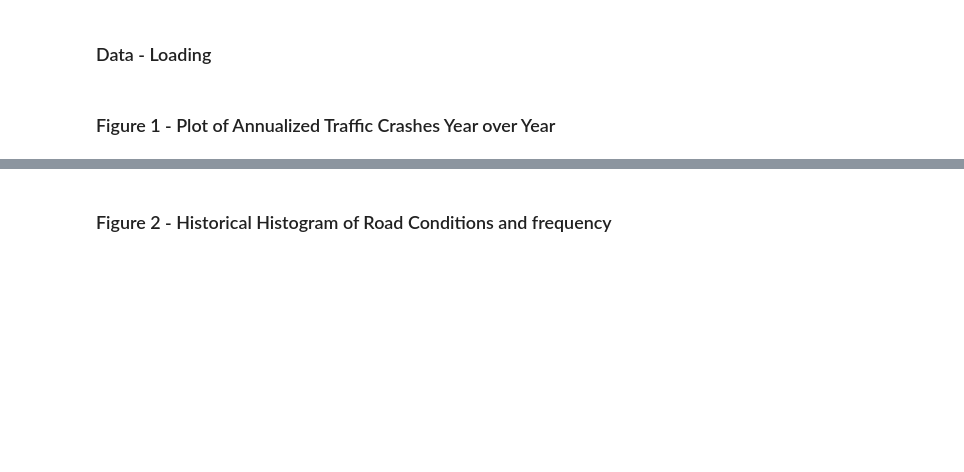
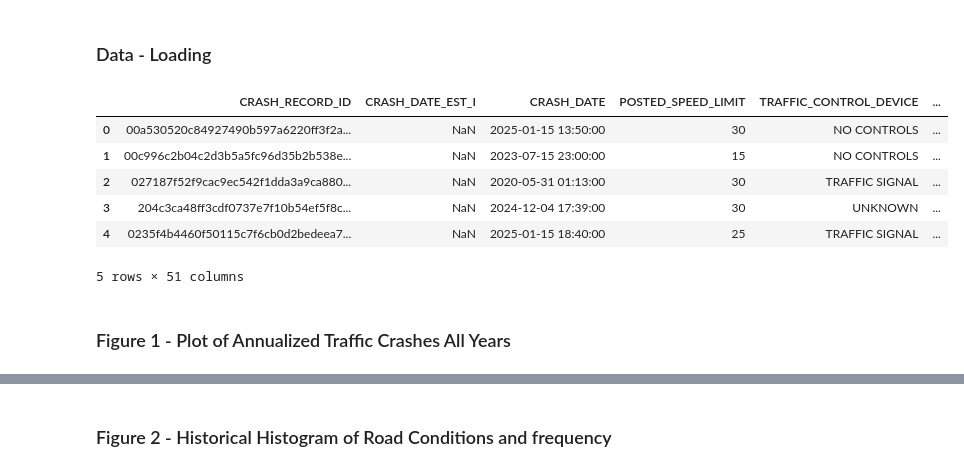
Before and after one commit to rmasud-michigan/siads_521_assignment_3, a Jupyter notebook: siads_521_assignment_3.ipynb, the cells around one changed output, grey strips where cells are left out. Saved outputs shown, nothing was run; the diff lists cells and outputs as text; code cells hidden in the pictures; blank space fills up the shorter version.

```diff
--- a/siads_521_assignment_3.ipynb
+++ b/siads_521_assignment_3.ipynb
@@ -29,4 +130,20 @@ Radif Masud
 # %% [markdown]
 ### Data - Loading
+# %%
+# load in he data into our local variable
+# we will pass that to our reusable plotting functions throughout the workbook
+# this dataset will have the etl from etl_crash_data applied to it
+df_chicago_data = get_chicago_crash_data()
+
+# let's take a peek at the data
+df_chicago_data.head(5)
+# %% [output]
+|  | CRASH_RECORD_ID | CRASH_DATE_EST_I | CRASH_DATE | POSTED_SPEED_LIMIT | TRAFFIC_CONTROL_DEVICE | ... |
+| 0 | 00a530520c84927490b597a6220ff3f2a... | NaN | 2025-01-15 13:50:00 | 30 | NO CONTROLS | ... |
+| 1 | 00c996c2b04c2d3b5a5fc96d35b2b538e... | NaN | 2023-07-15 23:00:00 | 15 | NO CONTROLS | ... |
+| 2 | 027187f52f9cac9ec542f1dda3a9ca880... | NaN | 2020-05-31 01:13:00 | 30 | TRAFFIC SIGNAL | ... |
+| 3 | 204c3ca48ff3cdf0737e7f10b54ef5f8c... | NaN | 2024-12-04 17:39:00 | 30 | UNKNOWN | ... |
+| 4 | 0235f4b4460f50115c7f6cb0d2bedeea7... | NaN | 2025-01-15 18:40:00 | 25 | TRAFFIC SIGNAL | ... |
+5 rows × 51 columns
 # %% [markdown]
-### Figure 1 - Plot of Annualized Traffic Crashes Year over Year
+### Figure 1 - Plot of Annualized Traffic Crashes All Years
```
Also changed, not shown: parts of 18 cells of this notebook, 8 other files.
